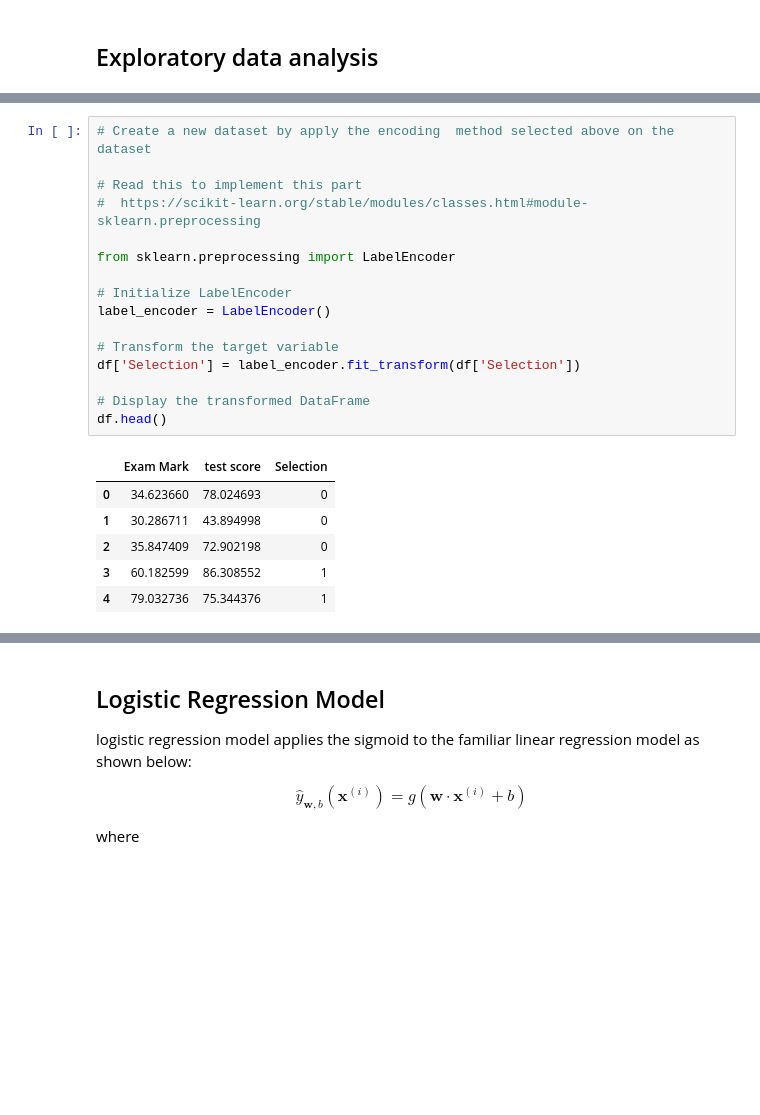
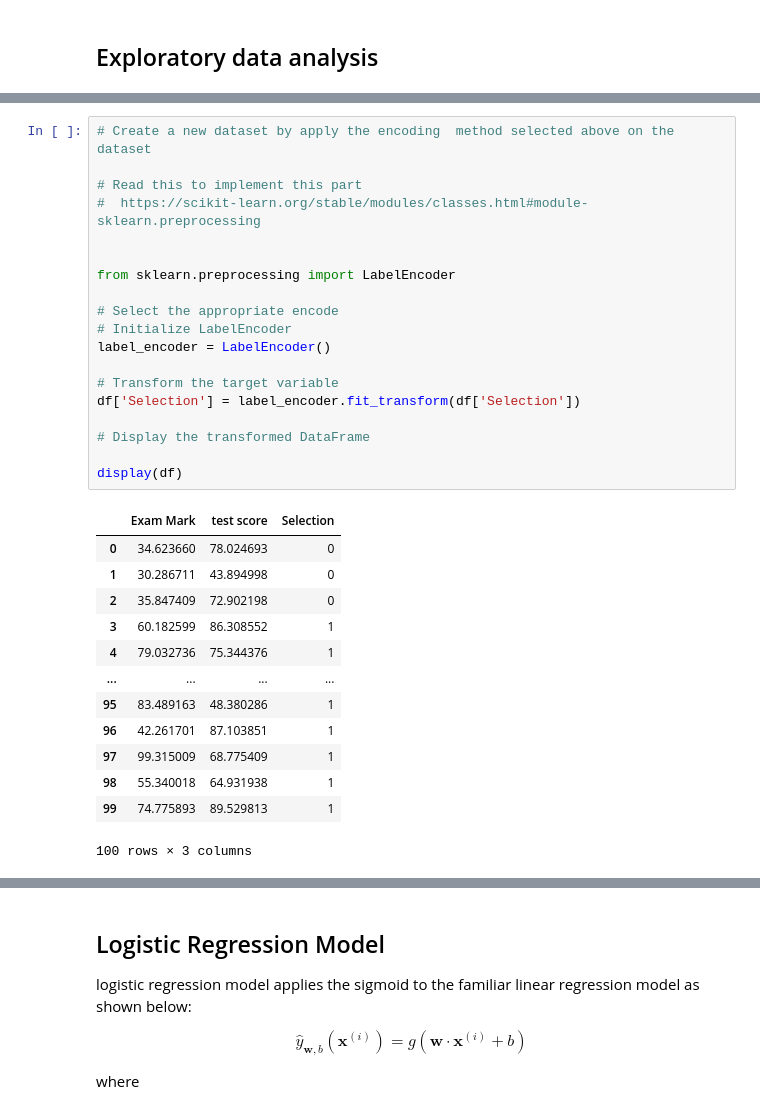
Before and after one commit to snehaalias06/Assignment-3, a Jupyter notebook: Predictive_Analytics_Classification_Logistic_regression_two_input_variable_Assignment_3.ipynb, the cells around one changed output, grey strips where cells are left out. Saved outputs shown, nothing was run; the diff lists cells and outputs as text; blank space fills up the shorter version.

```diff
--- a/Predictive_Analytics_Classification_Logistic_regression_two_input_variable_Assignment_3.ipynb
+++ b/Predictive_Analytics_Classification_Logistic_regression_two_input_variable_Assignment_3.ipynb
@@ -42,26 +42,36 @@ https://medium.com/@swayampatil7918/exploring-different-encoding-techniques-for-
 # %%
 # Create a new dataset by apply the encoding  method selected above on the dataset
 
 # Read this to implement this part
 #  https://scikit-learn.org/stable/modules/classes.html#module-sklearn.preprocessing
 
+
 from sklearn.preprocessing import LabelEncoder
 
+# Select the appropriate encode
 # Initialize LabelEncoder
 label_encoder = LabelEncoder()
 
 # Transform the target variable
 df['Selection'] = label_encoder.fit_transform(df['Selection'])
 
 # Display the transformed DataFrame
-df.head()
+
+display(df)
 # %% [output]
 |  | Exam Mark | test score | Selection |
 | 0 | 34.623660 | 78.024693 | 0 |
 | 1 | 30.286711 | 43.894998 | 0 |
 | 2 | 35.847409 | 72.902198 | 0 |
 | 3 | 60.182599 | 86.308552 | 1 |
 | 4 | 79.032736 | 75.344376 | 1 |
+| ... | ... | ... | ... |
+| 95 | 83.489163 | 48.380286 | 1 |
+| 96 | 42.261701 | 87.103851 | 1 |
+| 97 | 99.315009 | 68.775409 | 1 |
+| 98 | 55.340018 | 64.931938 | 1 |
+| 99 | 74.775893 | 89.529813 | 1 |
+100 rows × 3 columns
 # %%
 # Wrie a code to visualize your data
 # See https://seaborn.pydata.org/generated/seaborn.scatterplot.html
```
Also changed, not shown: parts of 11 cells of this notebook.
